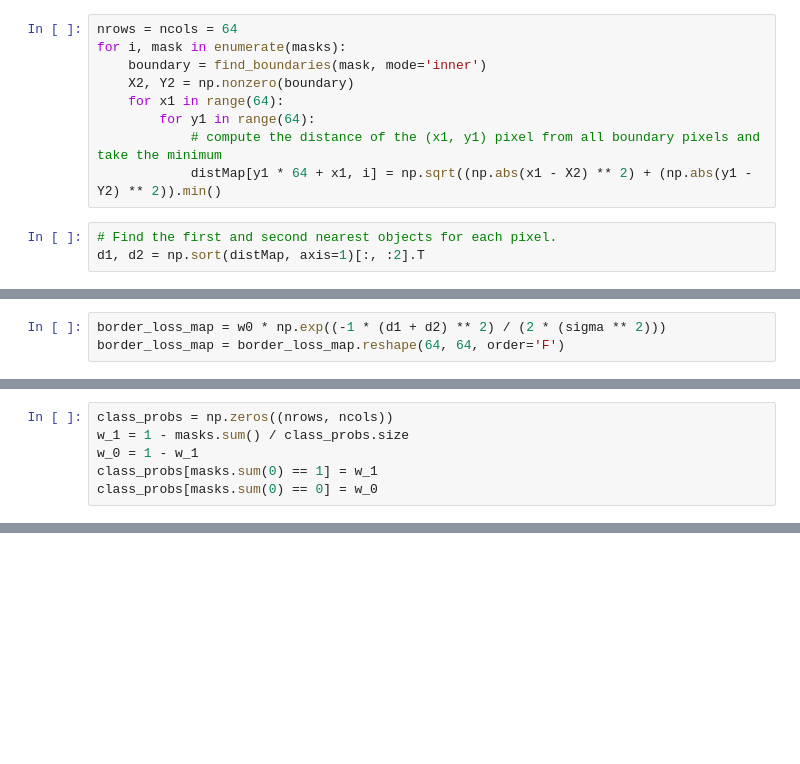
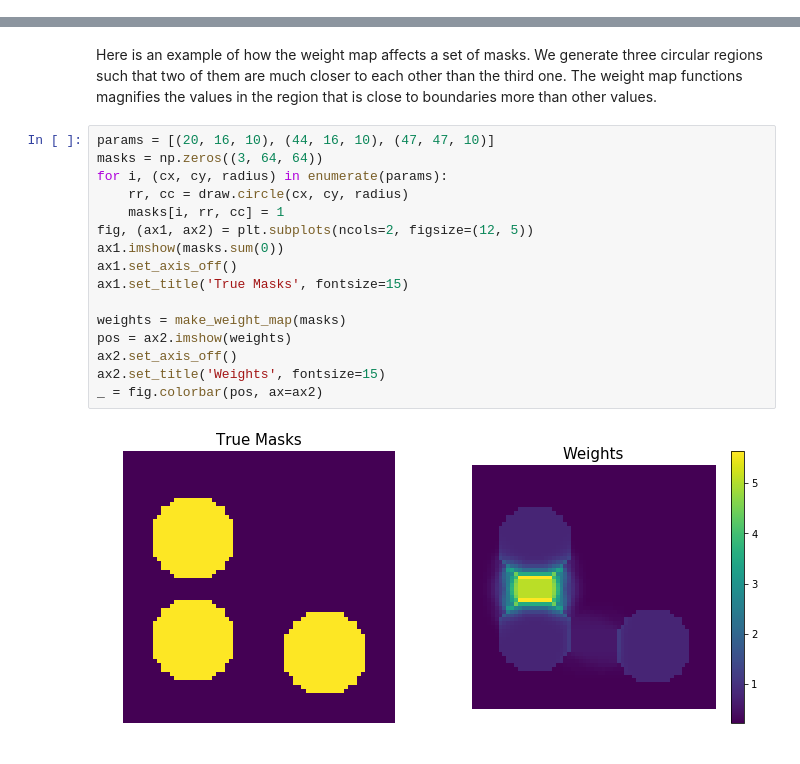
Before and after one commit to jaidevd/jaidevd.github.io, a Jupyter notebook: blog/posts/weighted-loss-functions-for-instance-segmentation.ipynb, the cells around one changed output, grey strips where cells are left out. Drawn from its saved outputs; the diff is of its cells as text; blank space fills up the shorter version.

```diff
--- a/blog/posts/weighted-loss-functions-for-instance-segmentation.ipynb
+++ b/blog/posts/weighted-loss-functions-for-instance-segmentation.ipynb
@@ -419,12 +0,0 @@ distMap = np.zeros((x.size, 3))  # a matrix where each row is a pixel, and each
-# %%
-nrows = ncols = 64
-for i, mask in enumerate(masks):
-    boundary = find_boundaries(mask, mode='inner')
-    X2, Y2 = np.nonzero(boundary)
-    for x1 in range(64):
-        for y1 in range(64):
-            # compute the distance of the (x1, y1) pixel from all boundary pixels and take the minimum
-            distMap[y1 * 64 + x1, i] = np.sqrt((np.abs(x1 - X2) ** 2) + (np.abs(y1 - Y2) ** 2)).min()
-# %%
-# Find the first and second nearest objects for each pixel.
-d1, d2 = np.sort(distMap, axis=1)[:, :2].T
@@ -433,3 +0,0 @@ Calculate the second term of $w(\mathbf{x})$
-# %%
-border_loss_map = w0 * np.exp((-1 * (d1 + d2) ** 2) / (2 * (sigma ** 2)))
-border_loss_map = border_loss_map.reshape(64, 64, order='F')
@@ -438,6 +0,0 @@ Calculate the first term of $w(\mathbf{x})$
-# %%
-class_probs = np.zeros((nrows, ncols))
-w_1 = 1 - masks.sum() / class_probs.size
-w_0 = 1 - w_1
-class_probs[masks.sum(0) == 1] = w_1
-class_probs[masks.sum(0) == 0] = w_0
@@ -470,0 +285,20 @@ softmax_output = ...
+# %% [markdown]
+Here is an example of how the weight map affects a set of masks. We generate three circular regions such that two of them are much closer to each other than the third one. The weight map functions magnifies the values in the region that is close to boundaries more than other values.
+# %%
+params = [(20, 16, 10), (44, 16, 10), (47, 47, 10)]
+masks = np.zeros((3, 64, 64))
+for i, (cx, cy, radius) in enumerate(params):
+    rr, cc = draw.circle(cx, cy, radius)
+    masks[i, rr, cc] = 1
+fig, (ax1, ax2) = plt.subplots(ncols=2, figsize=(12, 5))
+ax1.imshow(masks.sum(0))
+ax1.set_axis_off()
+ax1.set_title('True Masks', fontsize=15)
+
+weights = make_weight_map(masks)
+pos = ax2.imshow(weights)
+ax2.set_axis_off()
+ax2.set_title('Weights', fontsize=15)
+_ = fig.colorbar(pos, ax=ax2)
+# %% [output]
+[figure, added]
```
Also changed, not shown: parts of 80 cells of this notebook, 7 other files.
